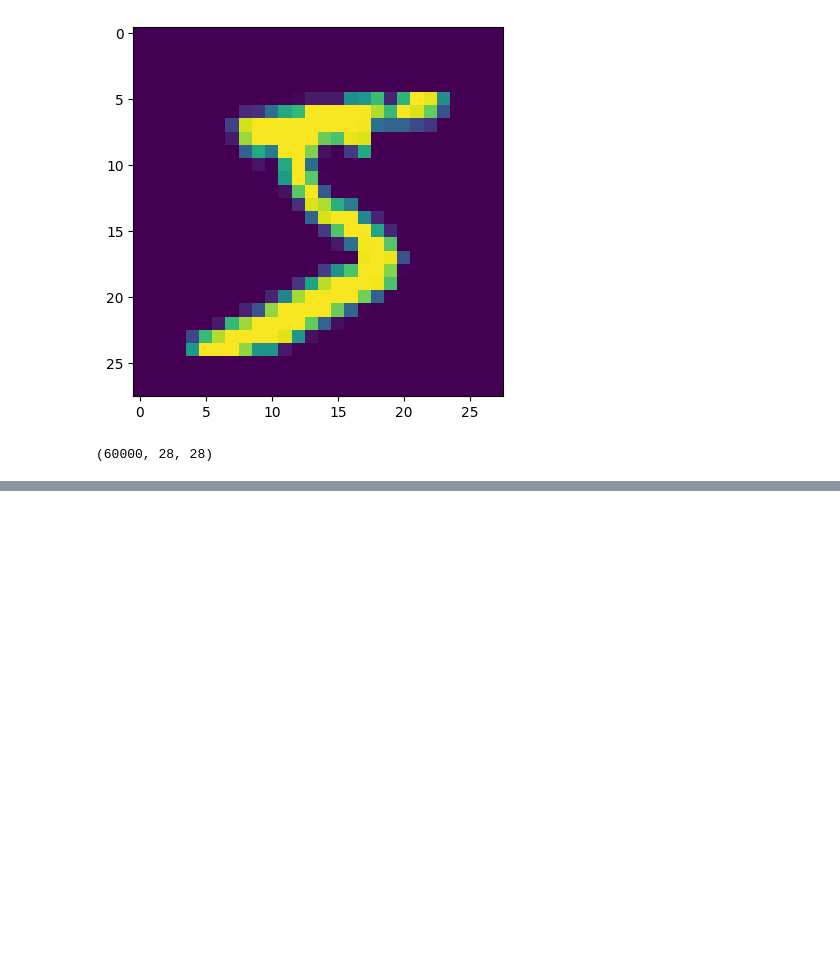
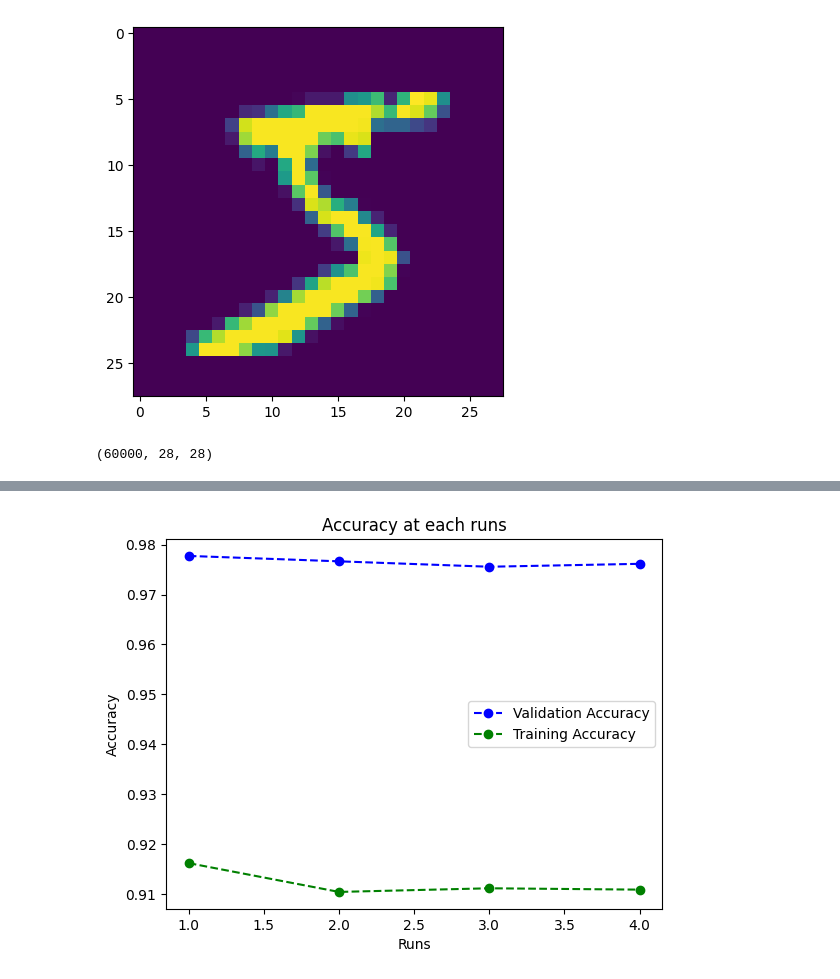
Before and after one commit to arjunravi26/deep_learning, a Jupyter notebook: CNN/digits_recogonizer.ipynb, the cells around one changed output, grey strips where cells are left out. Saved outputs shown, nothing was run; the diff lists cells and outputs as text; code cells hidden in the pictures; blank space fills up the shorter version.

```diff
--- a/CNN/digits_recogonizer.ipynb
+++ b/CNN/digits_recogonizer.ipynb
@@ -70,0 +80,29 @@ Epoch 1/5
+# %%
+with open('logs.json','r') as file:
+    logs_data = file.read()
+# %%
+data = json.loads(logs_data)
+# %%
+runs = []
+val_loss = []
+val_acc = []
+train_acc = []
+train_loss = []
+i = 0
+for epo in data:
+    i+=1
+    runs.append(i)
+    val_loss.append(epo[-1]['val_loss'])
+    val_acc.append(epo[-1]['val_accuracy'])
+    train_acc.append(epo[-1]['accuracy'])
+    train_loss.append(epo[-1]['loss'])
+# %%
+plt.title('Accuracy at each runs')
+plt.plot(runs,val_acc,label='Validation Accuracy', color='blue', marker='o', linestyle='--')
+plt.plot(runs,train_acc,label='Training Accuracy', color='green', marker='o', linestyle='--')
+plt.xlabel('Runs')
+plt.ylabel('Accuracy')
+plt.legend(loc='best', fontsize=10)
+plt.show()
+# %% [output]
+[figure, added]
```
Also changed, not shown: parts of 2 cells of this notebook.
